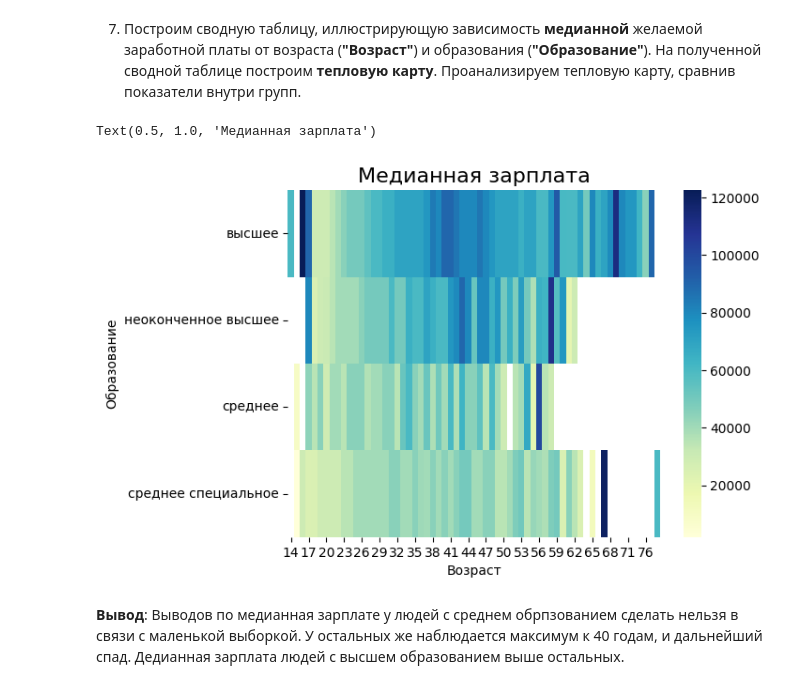
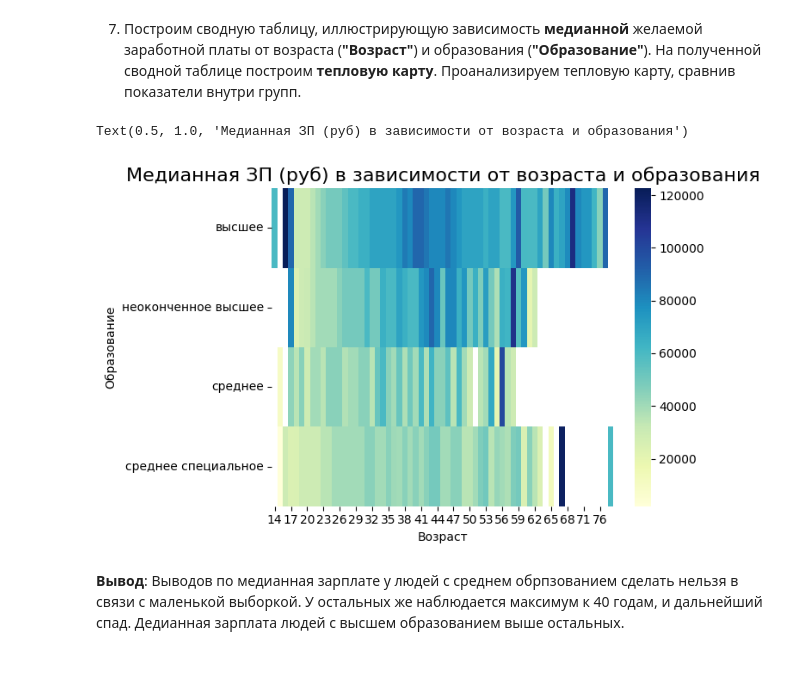
Before and after one commit to SoleCollat/Data_science, a Jupyter notebook: Project-1. hh.ru data analysis/Data_analysis.ipynb, the cells around one changed output. Cells and saved outputs as stored; diff of their text form; code cells hidden in the pictures.

Commit message:
Project-1. Corrections
Titles added.

```diff
--- a/Project-1. hh.ru data analysis/Data_analysis.ipynb
+++ b/Project-1. hh.ru data analysis/Data_analysis.ipynb
@@ -633,17 +634,17 @@ Text(0.5, 1.0, 'Медианная ЗП')
 # %%
 median_pivot = hh_df.pivot_table(
     values='ЗП (руб)',
     index='Образование',
     columns='Возраст',
     aggfunc='median'
 )
 median_pivot.columns = median_pivot.columns.astype('string')
 
 median_salary_heatmap = sns.heatmap(data=median_pivot, cmap='YlGnBu')
-median_salary_heatmap.set_title('Медианная зарплата', fontsize=16)
+median_salary_heatmap.set_title('Медианная ЗП (руб) в зависимости от возраста и образования', fontsize=16)
 # %% [output]
-Text(0.5, 1.0, 'Медианная зарплата')
+Text(0.5, 1.0, 'Медианная ЗП (руб) в зависимости от возраста и образования')
-[figure, old version]
+[figure, new version]
 # %% [markdown]
 **Вывод**: Выводов по медианная зарплате у людей с среднем обрпзованием сделать нельзя в связи с маленькой выборкой. У остальных же наблюдается максимум к 40 годам, и дальнейший спад. Дедианная зарплата людей с высшем образованием выше остальных.
 # %% [markdown]
```
Also changed, not shown: parts of 16 cells of this notebook, 2 other files.
